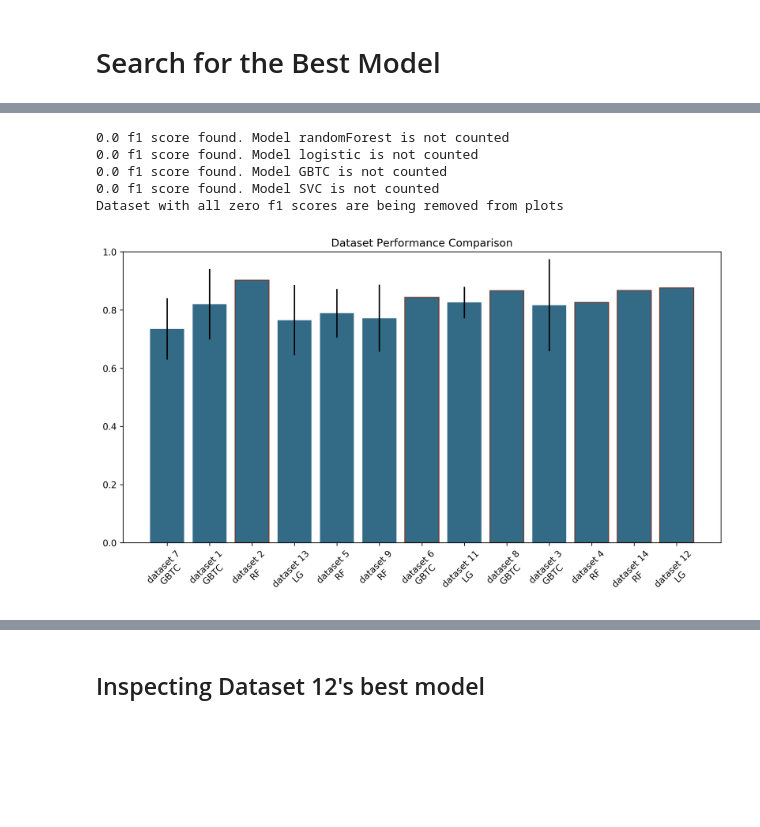
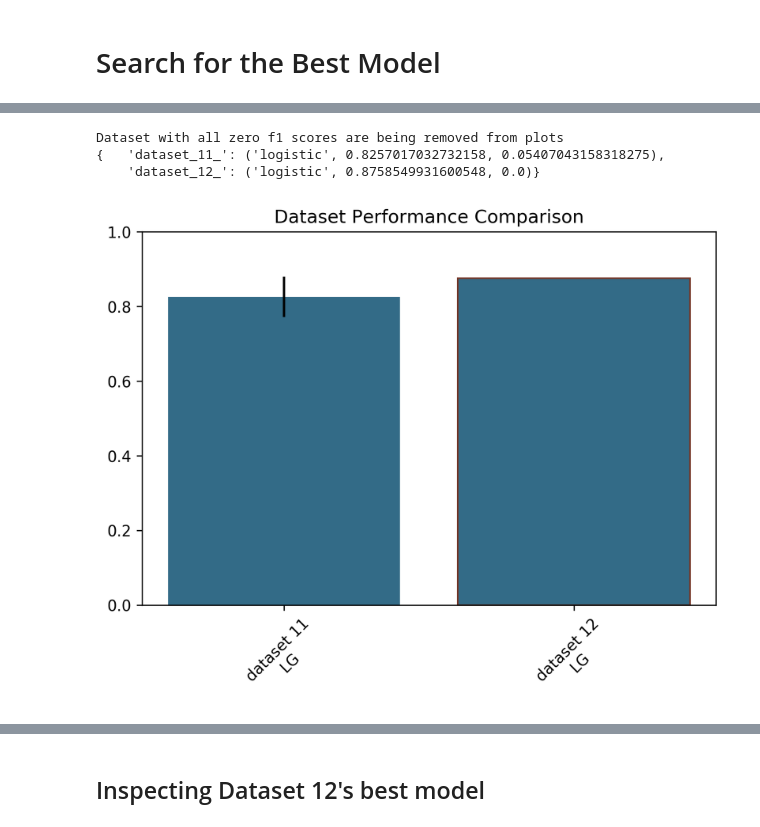
Before and after one commit to crowegian/AMR_ML, a Jupyter notebook: ML_notebook.ipynb, the cells around one changed output, grey strips where cells are left out. Cells and saved outputs as stored; diff of their text form; code cells hidden in the pictures; blank space fills up the shorter version.

Commit message:
updated plotting

```diff
--- a/ML_notebook.ipynb
+++ b/ML_notebook.ipynb
@@ -21,3 +21,5 @@ from src.mlPipeline.plotting import plotBestModelComparison, plotDatasetModelCom
 import pandas as pd
 import pickle
 import copy
+import pprint
+pp = pprint.PrettyPrinter(indent=4)
@@ -80,11 +138,11 @@ with open(modelDictPicklePath, "rb") as pklFile:
 # %%
-datasetBestModelDict = plotDatasetModelComparison(allDataModelDict = modelDictHolder,
-                           dataSetComparisonList = list(allDataModelDict.keys()),
+dataSetComparisonList = ["dataset_11_", "dataset_12_"]
+datasetBestModelDict = plotDatasetModelComparison(allDataModelDict = allDataModelDict,
+                           dataSetComparisonList = dataSetComparisonList,
                                compMetric = "roc_auc", removeZeroF1Score = True)
+pp.pprint(datasetBestModelDict)
 # %% [output]
-0.0 f1 score found. Model randomForest is not counted
-0.0 f1 score found. Model logistic is not counted
-0.0 f1 score found. Model GBTC is not counted
-0.0 f1 score found. Model SVC is not counted
 Dataset with all zero f1 scores are being removed from plots
+{   'dataset_11_': ('logistic', 0.8257017032732158, 0.05407043158318275),
+    'dataset_12_': ('logistic', 0.8758549931600548, 0.0)}
-[figure, old version]
+[figure, new version]
```
Also changed, not shown: parts of 6 cells of this notebook, 1 other file.
